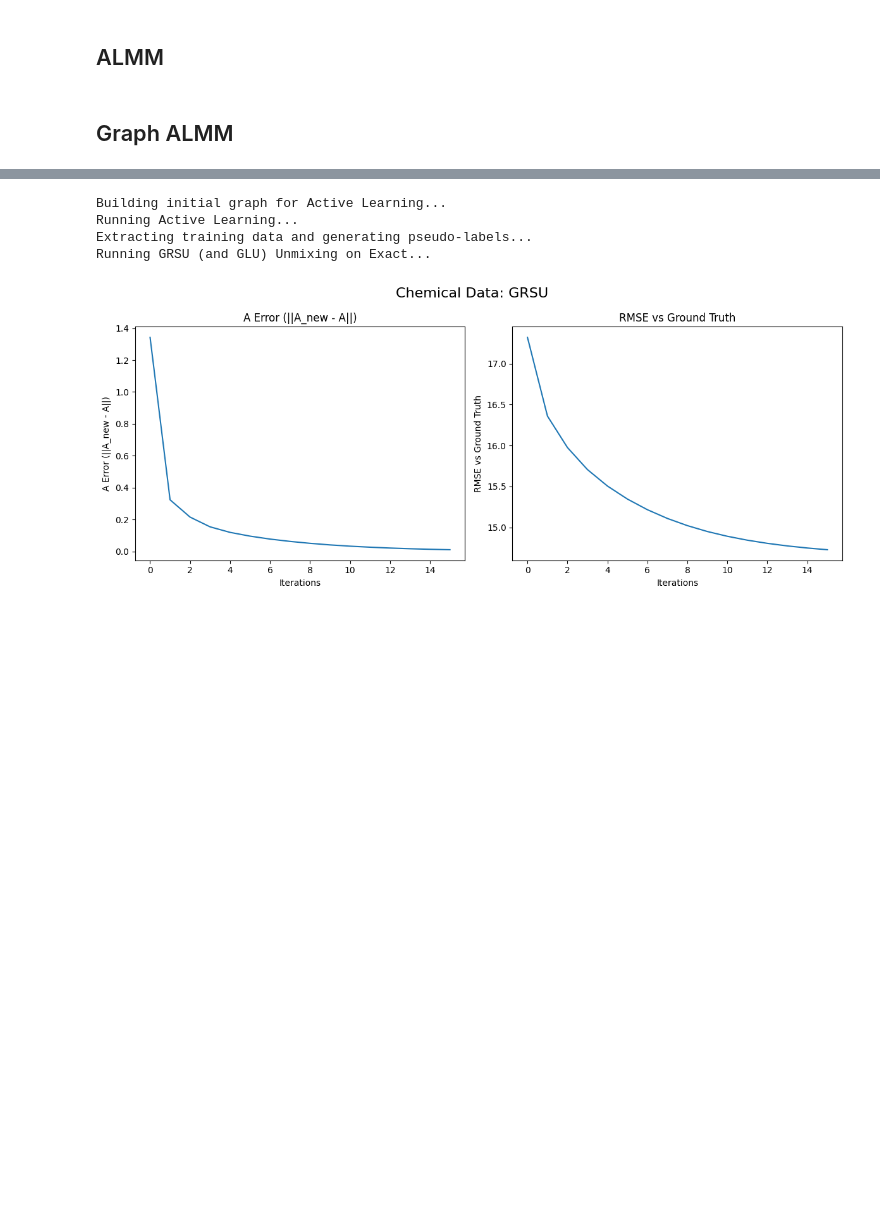
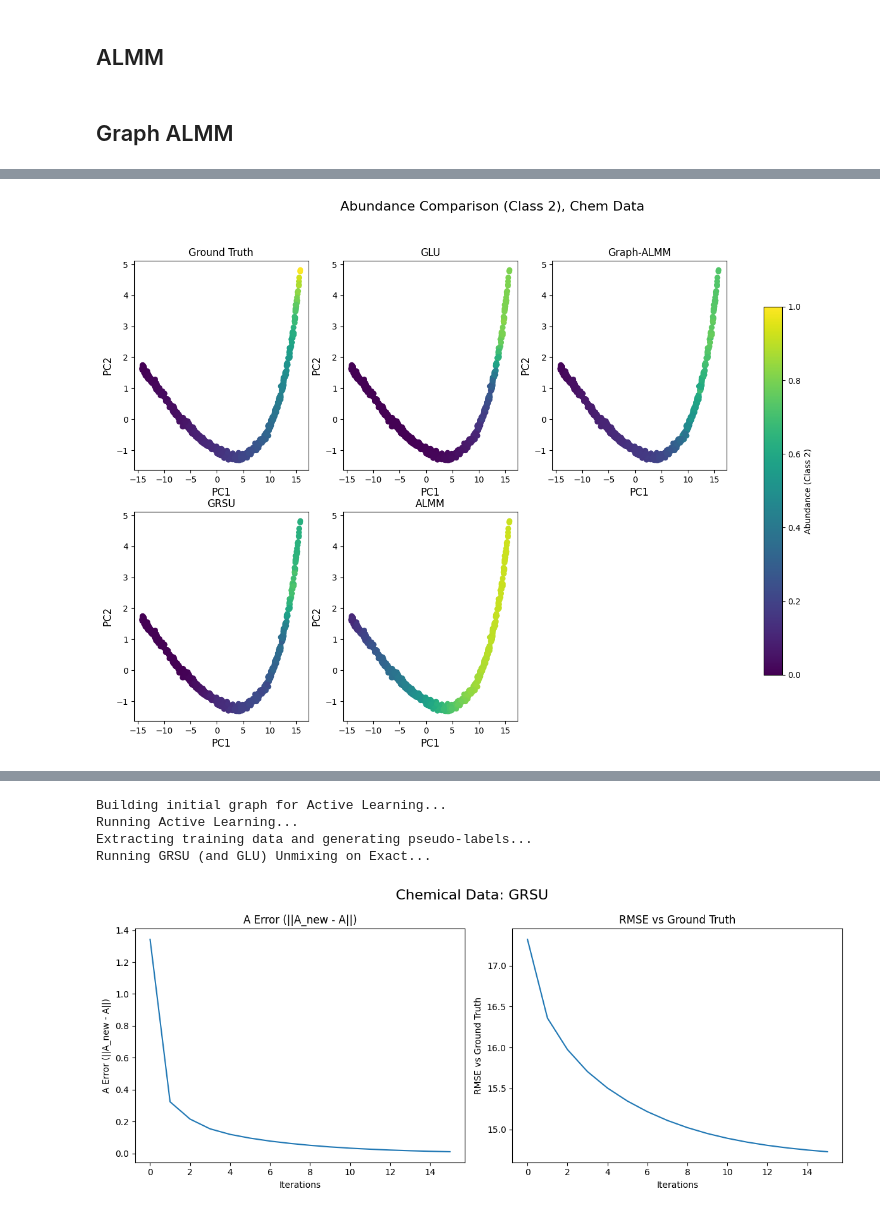
Before and after one commit to mtyler1059/Nearly-Blind-Hyperspectral-Unmixing, a Jupyter notebook: plot_testing.ipynb, the cells around one changed output, grey strips where cells are left out. Cells and saved outputs as stored; diff of their text form; code cells hidden in the pictures; blank space fills up the shorter version.

```diff
--- a/plot_testing.ipynb
+++ b/plot_testing.ipynb
@@ -825,0 +959,2 @@ Shape of X: (1050, 1000)
+# %%
+X_chem, S_gt_chem, A_gt_chem = load_data(name = 'synth_chem_data.npy', typename = 'chem')
@@ -825,0 +1257,6 @@ Shape of X: (1050, 1000)
+# %%
+# Plot
+abundance_plotting(X = X_chem, A_gt = A_gt_chem, A_f_GLU = A_chem_GLU, A_f_GRSU = A_chem_GRSU, A_f_ALMM = A_chem_ALMM, A_f_Graph_ALMM = A_chem_graph_almm,
+                   title = 'Abundance Comparison (Class 2), Chem Data', color_title = 'Abundance (Class 2)')
+# %% [output]
+[figure, added]
```
Also changed, not shown: parts of 25 cells of this notebook, 1 other file.
